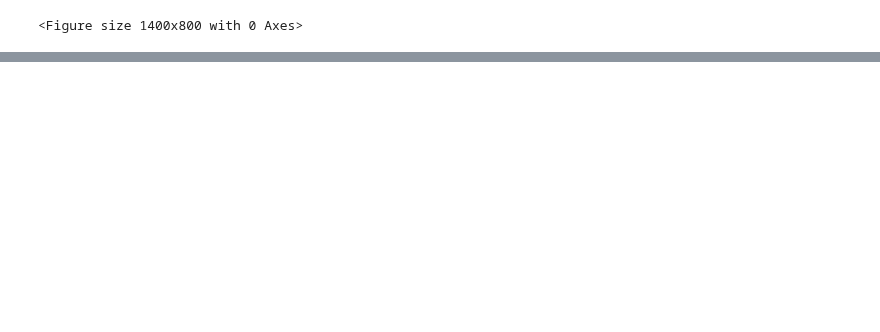
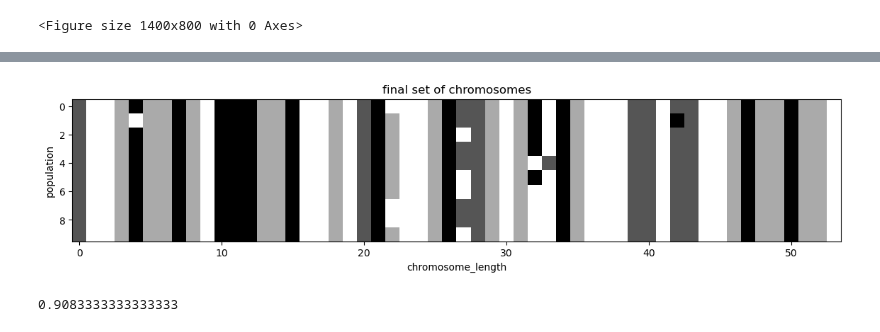
Before and after one commit to SunAndClouds/ComplexSystems, a Jupyter notebook: Lab5.ipynb, the cells around one changed output, grey strips where cells are left out. Drawn from its saved outputs; the diff is of its cells as text; code cells hidden in the pictures; blank space fills up the shorter version.

```diff
--- a/Lab5.ipynb
+++ b/Lab5.ipynb
@@ -27,0 +243,17 @@ The overall structure of the GA is gives as follows:
+# %%
+plt.title("final set of chromosomes")
+plt.imshow(population)
+plt.ylabel("population"), plt.xlabel("chromosome_length")
+plt.show()
+# %% [output]
+[figure, added]
+# %%
+best_fitness = []
+for i in range(N):
+    fitness, x, y = painter_play(population[i], room)
+    best_fitness.append(fitness)
+
+best_chromosome = population[np.argmax(best_fitness)] # the chromosome with the best fitness among the 100 at the final generation
+print(max(best_fitness))
+# %% [output]
+0.9083333333333333
```
Also changed, not shown: parts of 13 cells of this notebook.
